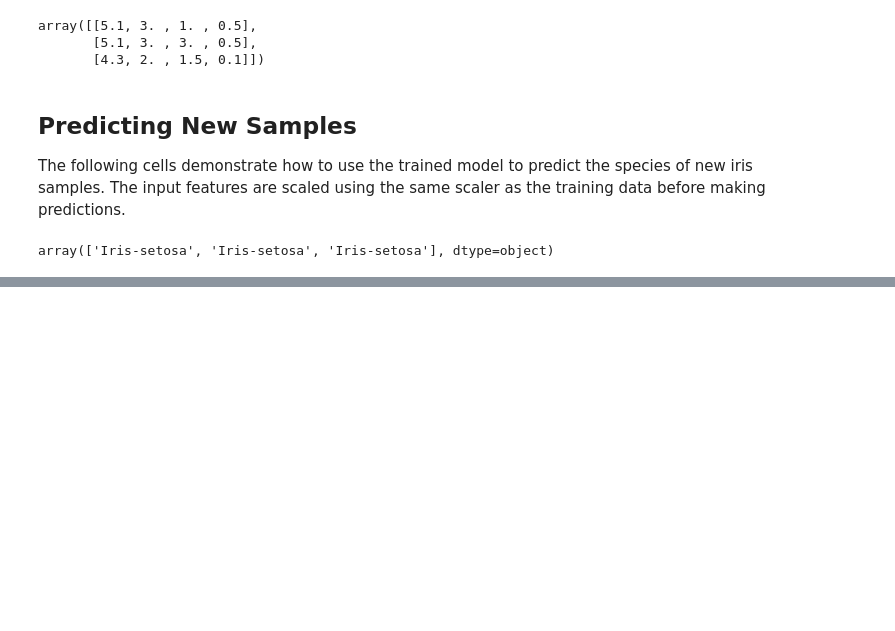
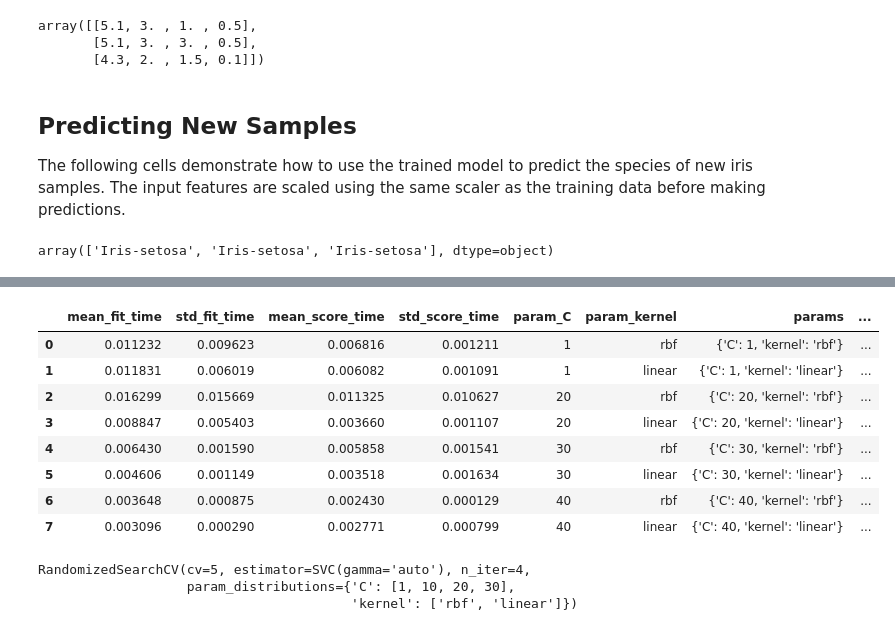
Before and after one commit to farhann-saleem/flower-specie-detection, a Jupyter notebook: predictions.ipynb, the cells around one changed output, grey strips where cells are left out. Saved outputs shown, nothing was run; the diff lists cells and outputs as text; code cells hidden in the pictures; blank space fills up the shorter version.

Commit message:
hyper parameter tuning done

```diff
--- a/predictions.ipynb
+++ b/predictions.ipynb
@@ -122,0 +134,4 @@ The notebook displays the predicted species for the new samples and the overall
+# %%
+model_svc=SVC(gamma='auto')
+# %%
+model_svc.fit(X_train,y_train)
@@ -122,0 +146,7 @@ The notebook displays the predicted species for the new samples and the overall
+# %%
+classifier=GridSearchCV(model_svc,{
+    'C':[1,20,30,40],
+    'kernel':['rbf','linear']
+},cv=5,return_train_score=False)
+# %%
+classifier.fit(X,y)
@@ -122,0 +176,13 @@ The notebook displays the predicted species for the new samples and the overall
+# %%
+results=pd.DataFrame(classifier.cv_results_)
+results
+# %% [output]
+|  | mean_fit_time | std_fit_time | mean_score_time | std_score_time | param_C | param_kernel | params | ... |
+| 0 | 0.011232 | 0.009623 | 0.006816 | 0.001211 | 1 | rbf | {'C': 1, 'kernel': 'rbf'} | ... |
+| 1 | 0.011831 | 0.006019 | 0.006082 | 0.001091 | 1 | linear | {'C': 1, 'kernel': 'linear'} | ... |
+| 2 | 0.016299 | 0.015669 | 0.011325 | 0.010627 | 20 | rbf | {'C': 20, 'kernel': 'rbf'} | ... |
+| 3 | 0.008847 | 0.005403 | 0.003660 | 0.001107 | 20 | linear | {'C': 20, 'kernel': 'linear'} | ... |
+| 4 | 0.006430 | 0.001590 | 0.005858 | 0.001541 | 30 | rbf | {'C': 30, 'kernel': 'rbf'} | ... |
+| 5 | 0.004606 | 0.001149 | 0.003518 | 0.001634 | 30 | linear | {'C': 30, 'kernel': 'linear'} | ... |
+| 6 | 0.003648 | 0.000875 | 0.002430 | 0.000129 | 40 | rbf | {'C': 40, 'kernel': 'rbf'} | ... |
+| 7 | 0.003096 | 0.000290 | 0.002771 | 0.000799 | 40 | linear | {'C': 40, 'kernel': 'linear'} | ... |
@@ -122,0 +196,6 @@ The notebook displays the predicted species for the new samples and the overall
+# %%
+classifier_r.fit(X,y)
+# %% [output]
+RandomizedSearchCV(cv=5, estimator=SVC(gamma='auto'), n_iter=4,
+                   param_distributions={'C': [1, 10, 20, 30],
+                                        'kernel': ['rbf', 'linear']})
```
Also changed, not shown: parts of 20 cells of this notebook.
